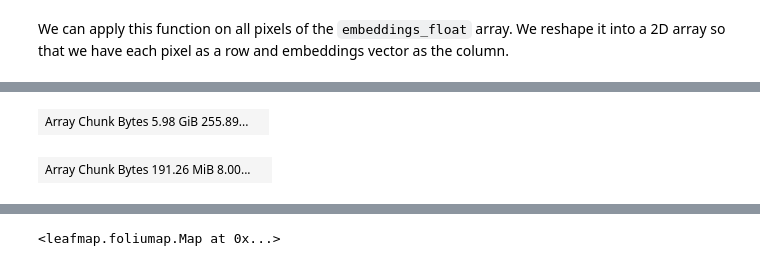
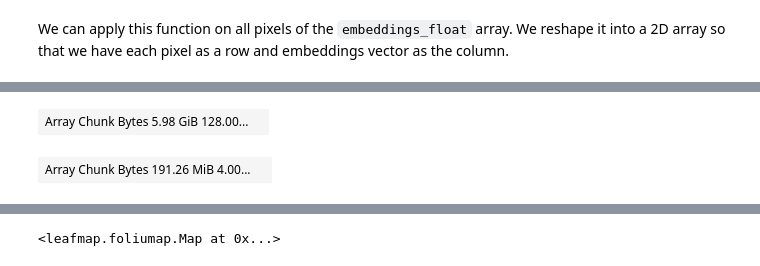
Before and after one commit to spatialthoughts/geopython-tutorials, a Jupyter notebook: notebooks/xarray_embeddings_similarity_search.ipynb, the cells around one changed output, grey strips where cells are left out. Drawn from its saved outputs; the diff is of its cells as text; code cells hidden in the pictures.

```diff
--- a/notebooks/xarray_embeddings_similarity_search.ipynb
+++ b/notebooks/xarray_embeddings_similarity_search.ipynb
@@ -304,9 +301,9 @@ emb_2d
 # %%
 # Rechunk so each block has ALL bands (axis 1 = single chunk)
-emb_2d_rechunked = emb_2d.rechunk({1: -1})
+emb_2d_rechunked = emb_2d.rechunk({0: 'auto', 1: -1})
 emb_2d_rechunked
 # %% [output]
-| Array Chunk Bytes 5.98 GiB 255.89... |  |
+| Array Chunk Bytes 5.98 GiB 128.00... |  |
 # %%
 # Compute cosine similarity between the mean embedding and every pixel
 # mean_embedding is 1-D (64,); emb_2d is (ny*nx, 64)
@@ -324,7 +321,7 @@ similarity = emb_2d_rechunked.map_blocks(
 )
 similarity
 # %% [output]
-| Array Chunk Bytes 191.26 MiB 8.00... |  |
+| Array Chunk Bytes 191.26 MiB 4.00... |  |
 # %%
 %%time
 similarity_values = similarity.compute()
```
Also changed, not shown: parts of 8 cells of this notebook.
